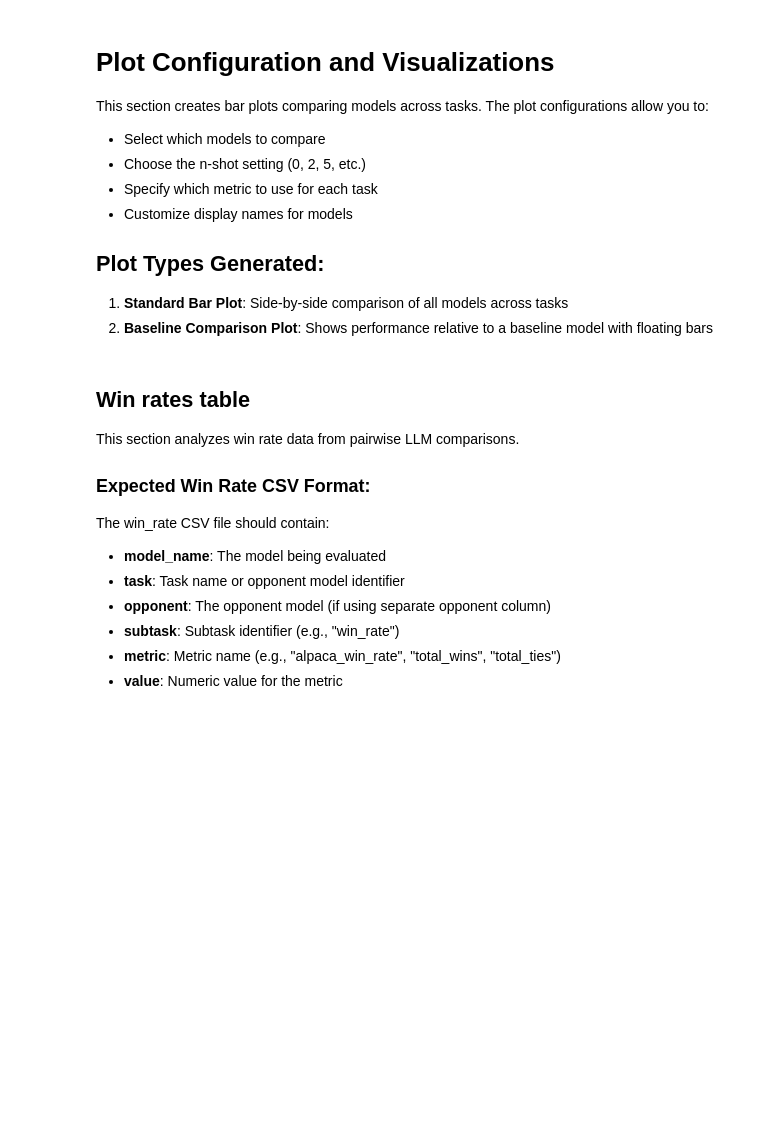
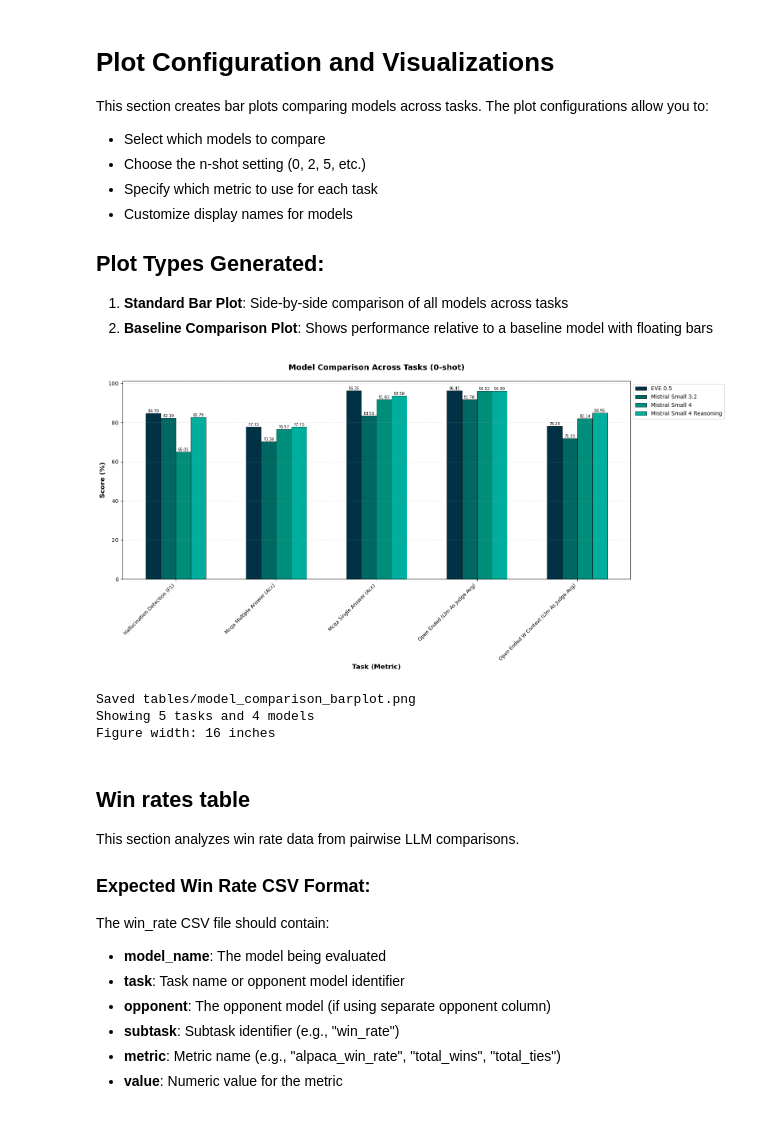
Before and after one commit to eve-esa/evalkit, a Jupyter notebook: notebooks/create_eval_table/main.ipynb, the cells around one changed output. Saved outputs shown, nothing was run; the diff lists cells and outputs as text; code cells hidden in the pictures; blank space fills up the shorter version.

```diff
--- a/notebooks/create_eval_table/main.ipynb
+++ b/notebooks/create_eval_table/main.ipynb
@@ -35,7 +35,7 @@ import re
 # Set to True to load and average seeded results
 USE_SEEDED_RESULTS = False
 # CSV files to load (will be concatenated)
-CSV_FILES = ['new_oe_metrics.csv', 'scoring_big.csv', 'eve_api_v05.csv']
+CSV_FILES = ['new_oe_metrics.csv', 'scoring_big.csv', 'eve_api_v05.csv', 'mistral_small_4.csv', 'mistral_small_2603_reasoning.csv']
 # Seeded results file (only used if USE_SEEDED_RESULTS = True)
 SEEDED_CSV_FILE = 'seeded_gen.csv'
 # =========================================
@@ -784,30 +827,9 @@ color_palettes = ['#003145', '#006762', '#008e7a', '#00ae9d', '#335e6f', '#98000
 #     'tasks': None,  # None means all tasks in task_metrics, or specify list like ['open_ended', 'hallucination_detection']
 # }
 # Configuration dictionary
-# plot_config = {
-#     'models': ['eve_v05', 'mistralai/mistral-small-3.2-24b-instruct', 'qwen/qwen3-30b-a3b-instruct-2507', 'meta-llama/llama-4-scout', 'google/gemma-3-27b-it'],
-#     'n_shot': 0,  # Choose 0, 2, or 5
-#     'task_metrics': {
-#         # Specify which metric to use for each task
-#         'hallucination_detection': 'f1',
-#         'mcqa_multiple_answer': 'acc',
-#         'mcqa_single_answer': 'acc',
-#         'open_ended': 'llm_as_judge_avg',
-#         'open_ended_w_context': 'llm_as_judge_avg',
-#     },
-#     'tasks': None,  # None means all tasks in task_metrics, or specify list like ['open_ended', 'hallucination_detection']
-# }
-#
-# # Model name aliases for display
-# model_aliases = {
-#     'mistralai/mistral-small-3.2-24b-instruct': 'Mistral Small 3.2',
-#     'eve-api': 'EVE System',
-#     'eve_v05': 'EVE 0.5'
-# }
-
-
+#'qwen/qwen3-30b-a3b-instruct-2507', 'meta-llama/llama-4-scout', 'google/gemma-3-27b-it',
 plot_config = {
-    'models': ['eve_v05', 'mistralai/mistral-medium-3.1', 'openai/gpt-4.1', 'deepseek/deepseek-r1-0528', 'qwen/qwen3-235b-a22b-thinking-2507', 'eve-api-05'],
+    'models': ['eve_v05', 'mistralai/mistral-small-3.2-24b-instruct',  'mistralai/mistral-small-2603', 'mistralai/mistral-small-2603-reasoning'],
     'n_shot': 0,  # Choose 0, 2, or 5
     'task_metrics': {
         # Specify which metric to use for each task
@@ -823,9 +845,36 @@ plot_config = {
 # Model name aliases for display
 model_aliases = {
     'mistralai/mistral-small-3.2-24b-instruct': 'Mistral Small 3.2',
-    'eve-api': 'EVE System',
-    'eve_v05': 'EVE 0.5'
+    #'eve-api': 'EVE System',
+    'eve_v05': 'EVE 0.5',
+    'mistralai/mistral-small-2603': 'Mistral Small 4',
+        'mistralai/mistral-small-2603-reasoning': 'Mistral Small 4 Reasoning'
+
 }
+
+
+# BIG
+
+# plot_config = {
+#     'models': ['eve_v05', 'mistralai/mistral-medium-3.1', 'openai/gpt-4.1', 'deepseek/deepseek-r1-0528', 'qwen/qwen3-235b-a22b-thinking-2507', 'eve-api-05'],
+#     'n_shot': 0,  # Choose 0, 2, or 5
+#     'task_metrics': {
+#         # Specify which metric to use for each task
+#         'hallucination_detection': 'f1',
+#         'mcqa_multiple_answer': 'acc',
+#         'mcqa_single_answer': 'acc',
+#         'open_ended': 'llm_as_judge_avg',
+#         'open_ended_w_context': 'llm_as_judge_avg',
+#     },
+#     'tasks': None,  # None means all tasks in task_metrics, or specify list like ['open_ended', 'hallucination_detection']
+# }
+
+# # Model name aliases for display
+# model_aliases = {
+#     'mistralai/mistral-small-3.2-24b-instruct': 'Mistral Small 3.2',
+#     'eve-api': 'EVE System',
+#     'eve_v05': 'EVE 0.5'
+# }
 
 # Filter tasks based on config
 tasks_to_plot = plot_config['tasks'] if plot_config['tasks'] is not None else list(plot_config['task_metrics'].keys())
@@ -899,33 +948,38 @@ else:
                        linewidth=0.5)
 
         # Add value labels on top of bars
         for bar in bars:
             height = bar.get_height()
             if not np.isnan(height):
                 ax.text(bar.get_x() + bar.get_width()/2., height,
                        f'{height:.2f}',
                        ha='center', va='bottom', fontsize=7, rotation=0)
 
     # Customize plot
     ax.set_xlabel('Task (Metric)', fontsize=12, fontweight='bold')
     ax.set_ylabel('Score (%)', fontsize=12, fontweight='bold')
     ax.set_title(f'Model Comparison Across Tasks ({plot_config["n_shot"]}-shot)',
                  fontsize=14, fontweight='bold', pad=20)
     ax.set_xticks(x)
     ax.set_xticklabels([task.replace('_', ' ').title() for task in tasks], rotation=45, ha='right', fontsize=9)
     ax.legend(loc='upper left', bbox_to_anchor=(1, 1), fontsize=10)
     ax.grid(axis='y', alpha=0.3, linestyle='--')
 
     # Set y-axis to start from 0
     ax.set_ylim(bottom=0)
 
     plt.tight_layout()
     plt.savefig('tables/model_comparison_barplot.png', dpi=300, bbox_inches='tight')
     plt.show()
 
     print(f'Saved tables/model_comparison_barplot.png')
     print(f'Showing {len(tasks)} tasks and {n_models} models')
     print(f'Figure width: {fig_width} inches')
+# %% [output]
+[figure, added]
+Saved tables/model_comparison_barplot.png
+Showing 5 tasks and 4 models
+Figure width: 16 inches
 # %%
 # Baseline Comparison Plot - Floating bars from baseline
 import matplotlib.pyplot as plt
```
Also changed, not shown: parts of 4 cells of this notebook, 1 other file.
